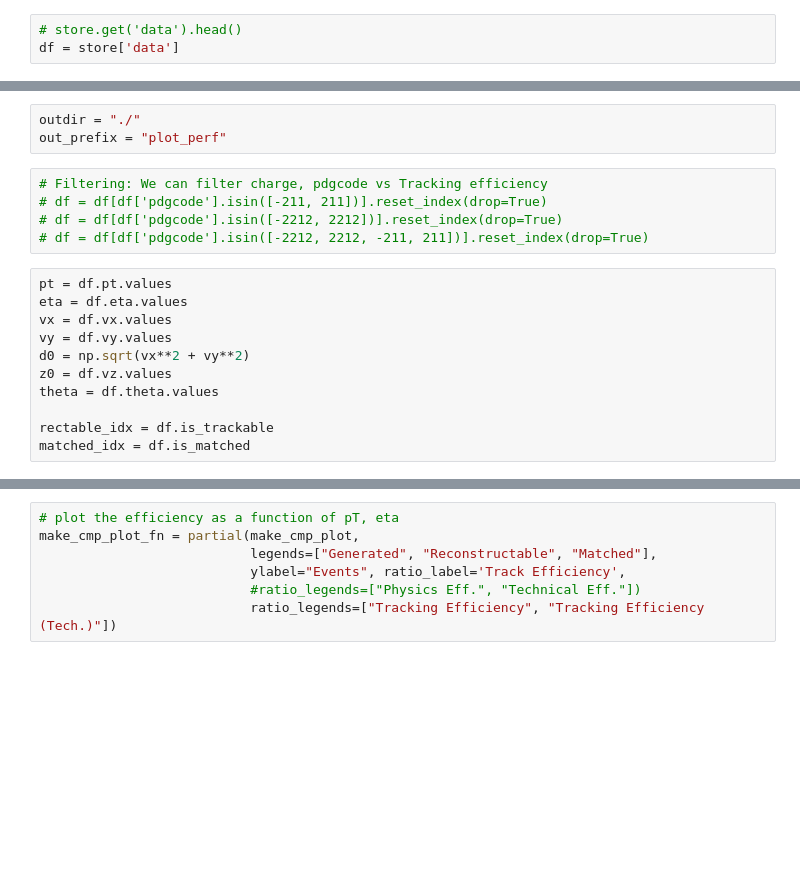
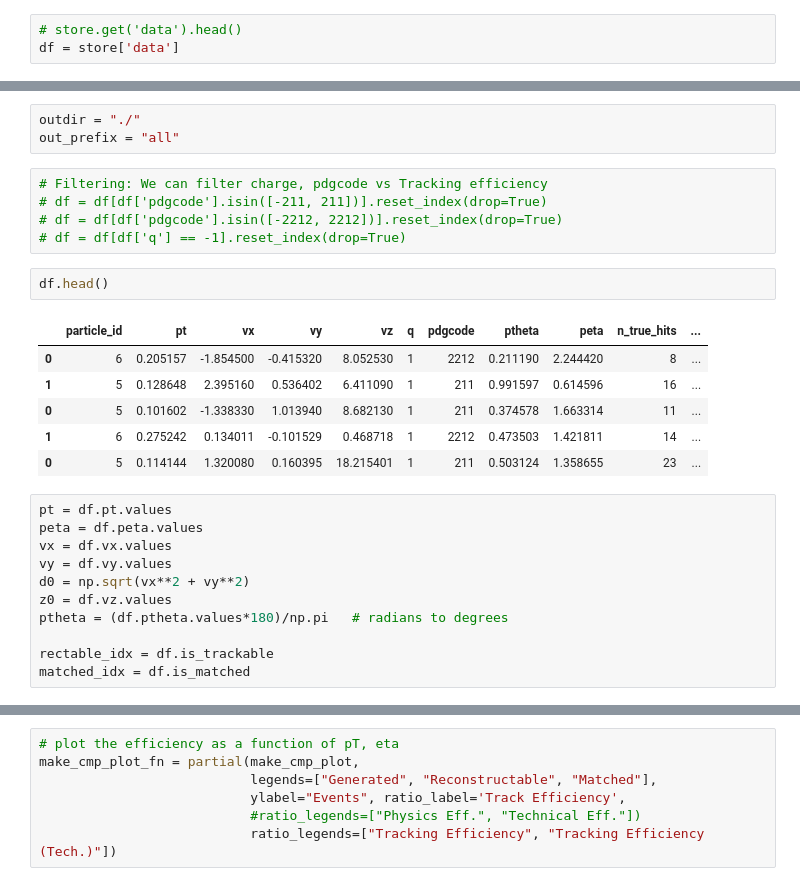
Before and after one commit to ai4fair/stttrkx, a Jupyter notebook: eval/plot_trk_perf.ipynb, the cells around one changed output, grey strips where cells are left out. Saved outputs shown, nothing was run; the diff lists cells and outputs as text; blank space fills up the shorter version.

```diff
--- a/eval/plot_trk_perf.ipynb
+++ b/eval/plot_trk_perf.ipynb
@@ -39,19 +39,28 @@ df.head()
 # %%
 outdir = "./"
-out_prefix = "plot_perf"
+out_prefix = "all"
 # %%
 # Filtering: We can filter charge, pdgcode vs Tracking efficiency
 # df = df[df['pdgcode'].isin([-211, 211])].reset_index(drop=True)
 # df = df[df['pdgcode'].isin([-2212, 2212])].reset_index(drop=True)
-# df = df[df['pdgcode'].isin([-2212, 2212, -211, 211])].reset_index(drop=True)
+# df = df[df['q'] == -1].reset_index(drop=True)
+# %%
+df.head()
+# %% [output]
+|  | particle_id | pt | vx | vy | vz | q | pdgcode | ptheta | peta | n_true_hits | ... |
+| 0 | 6 | 0.205157 | -1.854500 | -0.415320 | 8.052530 | 1 | 2212 | 0.211190 | 2.244420 | 8 | ... |
+| 1 | 5 | 0.128648 | 2.395160 | 0.536402 | 6.411090 | 1 | 211 | 0.991597 | 0.614596 | 16 | ... |
+| 0 | 5 | 0.101602 | -1.338330 | 1.013940 | 8.682130 | 1 | 211 | 0.374578 | 1.663314 | 11 | ... |
+| 1 | 6 | 0.275242 | 0.134011 | -0.101529 | 0.468718 | 1 | 2212 | 0.473503 | 1.421811 | 14 | ... |
+| 0 | 5 | 0.114144 | 1.320080 | 0.160395 | 18.215401 | 1 | 211 | 0.503124 | 1.358655 | 23 | ... |
 # %%
 pt = df.pt.values
-eta = df.eta.values
+peta = df.peta.values
 vx = df.vx.values
 vy = df.vy.values
 d0 = np.sqrt(vx**2 + vy**2)
 z0 = df.vz.values
-theta = df.theta.values
+ptheta = (df.ptheta.values*180)/np.pi   # radians to degrees
 
 rectable_idx = df.is_trackable
 matched_idx = df.is_matched
```
Also changed, not shown: parts of 27 cells of this notebook, 2 other files.
